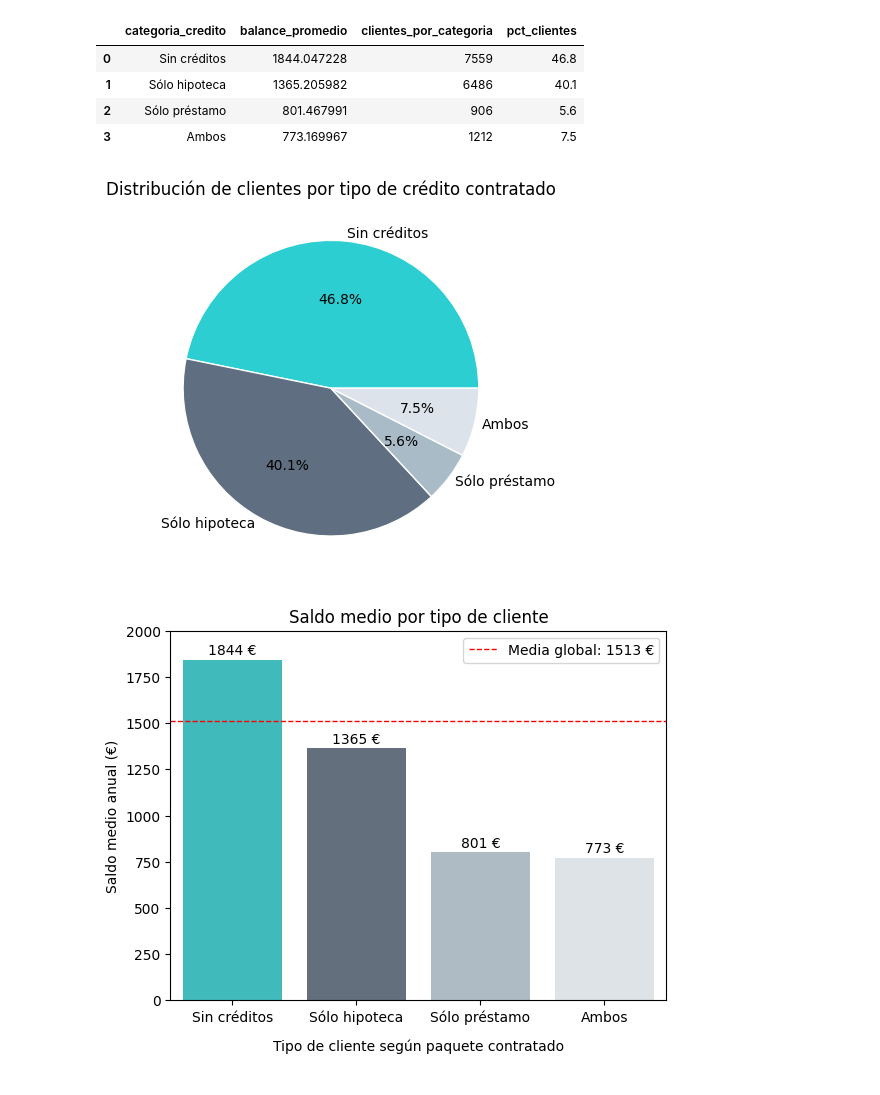
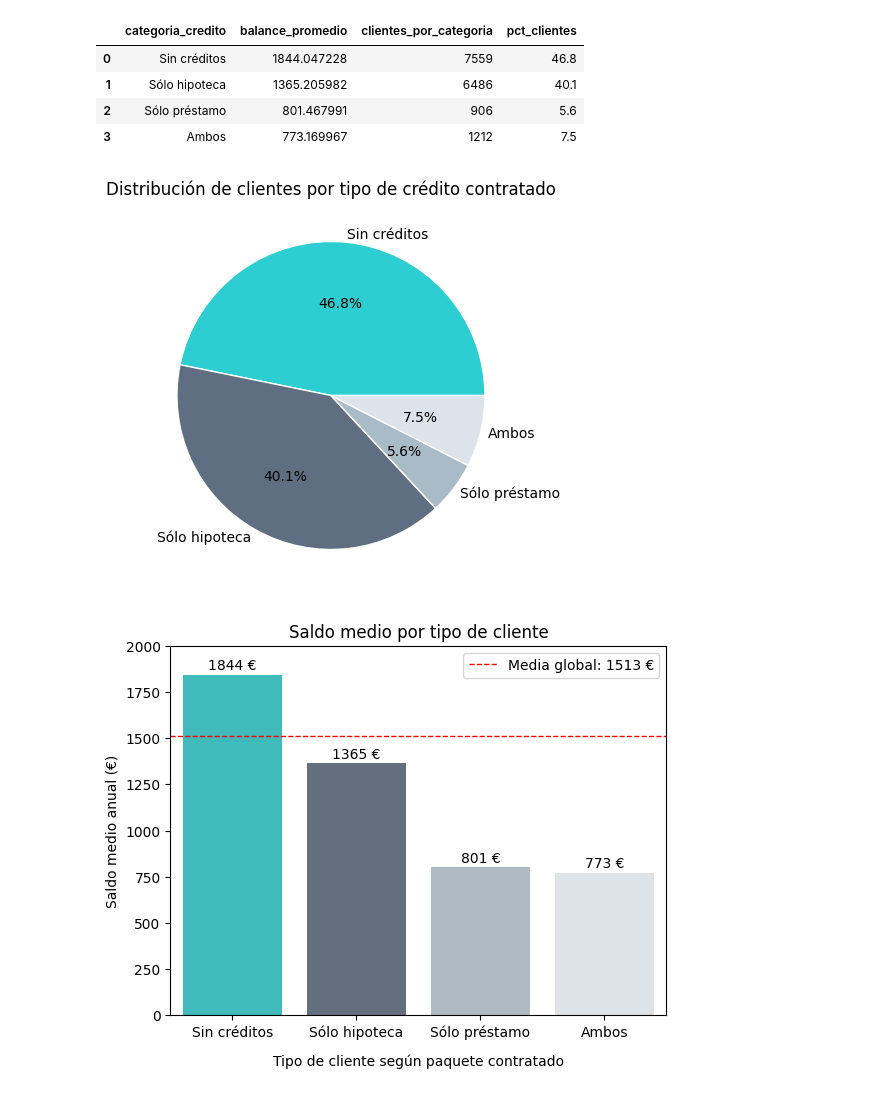
Before and after one commit to MarinaTorba/PersonalDataProrjects, a Jupyter notebook: Equip_9/Scripts/Analisis _Finanzas_250519.ipynb, the cells around one changed output. Cells and saved outputs as stored; diff of their text form; code cells hidden in the pictures.

```diff
--- a/Equip_9/Scripts/Analisis _Finanzas_250519.ipynb
+++ b/Equip_9/Scripts/Analisis _Finanzas_250519.ipynb
@@ -266,11 +267,12 @@ df_balance
 | 3 | Ambos | 773.169967 | 1212 | 7.5 |
 # %%
 # Create a pieplot
+plt.figure(figsize=(5, 5))
 plt.pie(df_balance['pct_clientes'], labels=df_balance['categoria_credito'], labeldistance=1.05, autopct='%1.1f%%', colors=custom_palette, wedgeprops = { 'linewidth' : 1, 'edgecolor' : 'white' })
 plt.title("Distribución de clientes por tipo de crédito contratado", loc='center')
 plt.show()
 # %% [output]
-[figure, old version]
+[figure, new version]
 # %%
 # Gráfica pandas
 # balance_promedio.plot(kind='bar', color=custom_palette[:4])
```
Also changed, not shown: parts of 5 cells of this notebook.
